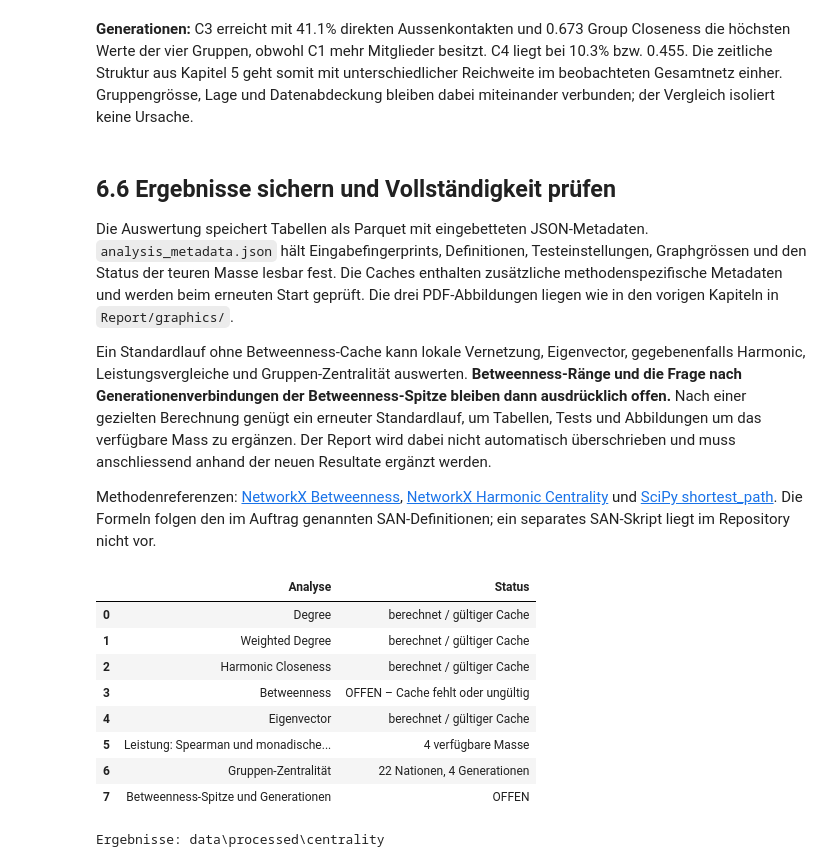
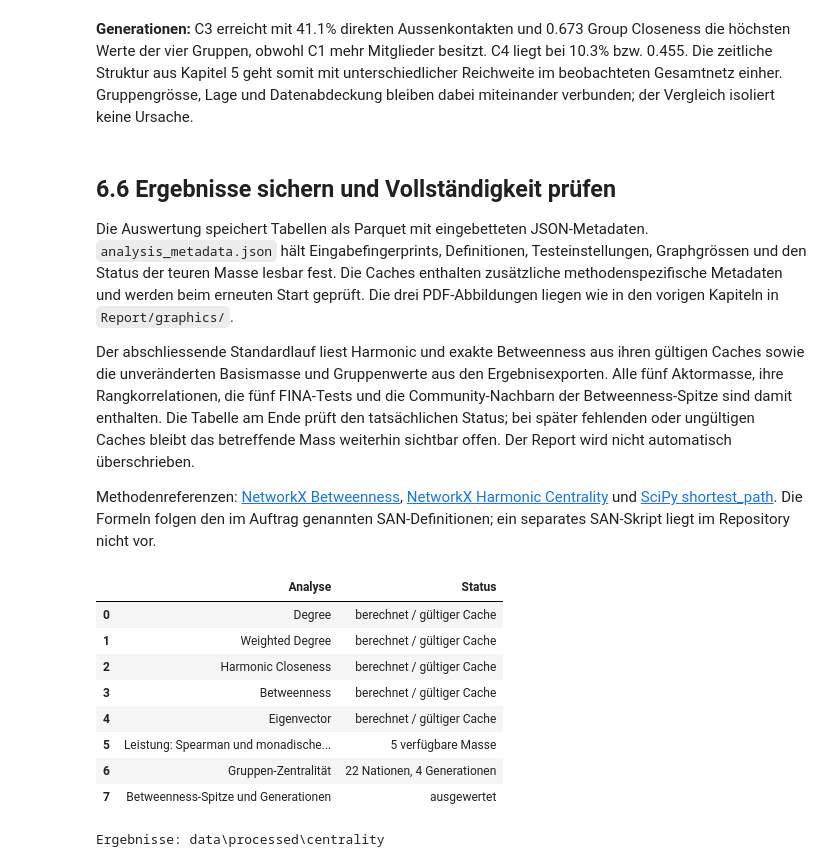
Before and after one commit to damiansze/Athletes-Network, a Jupyter notebook: Notebooks/05_zentralitaet.ipynb, the cells around one changed output. Drawn from its saved outputs; the diff is of its cells as text; code cells hidden in the pictures.

```diff
--- a/Notebooks/05_zentralitaet.ipynb
+++ b/Notebooks/05_zentralitaet.ipynb
@@ -538,19 +662,33 @@ werden auf diesem ungerichteten Netzwerk nicht zusätzlich verwendet.
 nation_sizes = actors['athlete_nation'].value_counts()
 profile_nations = nation_sizes[nation_sizes.ge(200)].sort_index()
 print(f'{len(profile_nations)} Profilnationen mit mindestens 200 Athleten (alle Knoten).')
-group_rows = []
-for nation in profile_nations.index:
-    members = actors.index[actors['athlete_nation'].eq(nation)]
-    group_rows.append({'group': nation, 'type': 'Profilnation',
-                       'gc_members': int(actors.loc[members, 'in_gc'].sum()),
-                       **group_centrality(G_work, members)})
-if community_sha256 is not None:
-    for label in COMMUNITY_COLORS:
-        members = actors.index[actors['community'].eq(label)]
-        group_rows.append({'group': label, 'type': 'Generation',
+groups, group_status, _ = load_analysis_result(
+    RESULT_DIR / 'group_centralities.parquet', work_metadata,
+    community_sha256=community_sha256,
+    required_columns=['type', 'gc_members', 'size', 'outside', 'reached_direct',
+                      'reached_any', 'group_degree', 'group_closeness'],
+)
+expected_group_names = set(profile_nations.index) | (set(COMMUNITY_COLORS) if community_sha256 else set())
+if groups is not None and set(groups.index) != expected_group_names:
+    groups = None
+    group_status = {'status': 'invalid', 'reason': 'Gruppenauswahl stimmt nicht überein.'}
+groups_reused = groups is not None
+if not groups_reused:
+    group_rows = []
+    for nation in profile_nations.index:
+        members = actors.index[actors['athlete_nation'].eq(nation)]
+        group_rows.append({'group': nation, 'type': 'Profilnation',
                            'gc_members': int(actors.loc[members, 'in_gc'].sum()),
                            **group_centrality(G_work, members)})
-groups = pd.DataFrame(group_rows).set_index('group')
+    if community_sha256 is not None:
+        for label in COMMUNITY_COLORS:
+            members = actors.index[actors['community'].eq(label)]
+            group_rows.append({'group': label, 'type': 'Generation',
+                               'gc_members': int(actors.loc[members, 'in_gc'].sum()),
+                               **group_centrality(G_work, members)})
+    groups = pd.DataFrame(group_rows).set_index('group')
+    group_status = {'status': 'computed', 'reason': 'Kein gültiger Gruppenexport.'}
+print('Gruppen-Zentralität:', group_status)
 assert groups['group_degree'].between(0, 1).all()
 assert groups['group_closeness'].between(groups['group_degree'], 1).all()
 display(groups.sort_values(['type', 'group_degree'], ascending=[True, False]).round(4))
@@ -595,7 +734,8 @@ with plt.rc_context(REPORT_RC):
         ax.tick_params(axis='y', length=0)
         ax.grid(axis='y', visible=False)
     axes.flat[0].legend(frameon=False, loc='lower right', fontsize=7)
-    fig.savefig(REPORT_DIR / '06_zentralitaet_gruppen.pdf', bbox_inches='tight')
+    if not groups_reused or not (REPORT_DIR / '06_zentralitaet_gruppen.pdf').exists():
+        fig.savefig(REPORT_DIR / '06_zentralitaet_gruppen.pdf', bbox_inches='tight')
     plt.show()
 
 best_nation = nation_groups['group_degree'].idxmax()
@@ -633,13 +773,13 @@ Graphgrössen und den Status der teuren Masse lesbar fest. Die Caches enthalten
 zusätzliche methodenspezifische Metadaten und werden beim erneuten Start geprüft.
 Die drei PDF-Abbildungen liegen wie in den vorigen Kapiteln in `Report/graphics/`.
 
-Ein Standardlauf ohne Betweenness-Cache kann lokale Vernetzung, Eigenvector,
-gegebenenfalls Harmonic, Leistungsvergleiche und Gruppen-Zentralität auswerten.
-**Betweenness-Ränge und die Frage nach Generationenverbindungen der Betweenness-Spitze
-bleiben dann ausdrücklich offen.** Nach einer gezielten Berechnung genügt ein
-erneuter Standardlauf, um Tabellen, Tests und Abbildungen um das verfügbare Mass
-zu ergänzen. Der Report wird dabei nicht automatisch überschrieben und muss
-anschliessend anhand der neuen Resultate ergänzt werden.
+Der abschliessende Standardlauf liest Harmonic und exakte Betweenness aus ihren
+gültigen Caches sowie die unveränderten Basismasse und Gruppenwerte aus den
+Ergebnisexporten. Alle fünf Aktormasse, ihre Rangkorrelationen, die fünf
+FINA-Tests und die Community-Nachbarn der Betweenness-Spitze sind damit enthalten.
+Die Tabelle am Ende prüft den tatsächlichen Status; bei später fehlenden oder
+ungültigen Caches bleibt das betreffende Mass weiterhin sichtbar offen.
+Der Report wird nicht automatisch überschrieben.
 
 Methodenreferenzen: [NetworkX Betweenness](https://networkx.org/documentation/stable/reference/algorithms/generated/networkx.algorithms.centrality.betweenness_centrality.html),
 [NetworkX Harmonic Centrality](https://networkx.org/documentation/stable/reference/algorithms/generated/networkx.algorithms.centrality.harmonic_centrality.html)
@@ -652,6 +792,7 @@ analysis_metadata = {
     'giant_component': gc_metadata, 'community_sha256': community_sha256,
     'clean_data_sha256': digest(clean_path), 'graph_summary': graph_summary,
     'available_metrics': available_metrics, 'expensive_status': cache_status,
+    'base_measures_status': base_status, 'group_measures_status': group_status,
     'normalizations': {'degree_centrality': 'degree/(N_all-1)',
                        'weighted_degree': 'sum of retained edge weights; no normalization',
                        'harmonic': 'sum(1/d)/(n_gc-1); unweighted',
@@ -672,39 +813,38 @@ def save_result(frame, filename):
     table = pa.Table.from_pandas(frame, preserve_index=True)
     metadata = dict(table.schema.metadata or {})
     metadata[b'athletes_network_analysis'] = json.dumps(analysis_metadata, ensure_ascii=False).encode('utf-8')
     pq.write_table(table.replace_schema_metadata(metadata), RESULT_DIR / filename)
 
 save_result(actors, 'actor_centralities.parquet')
 save_result(rank_correlations, 'rank_correlations.parquet')
 save_result(performance_tests, 'performance_tests.parquet')
 save_result(groups, 'group_centralities.parquet')
 save_result(examples, 'example_athletes.parquet')
 if not neighbor_profiles.empty:
-    # Gemischte Zeilen aus der Profilfunktion wieder typisieren für Parquet.
-    for column in neighbor_profiles.columns.difference(['athlete_name', 'community']):
-        neighbor_profiles[column] = neighbor_profiles[column].astype('int64')
     save_result(neighbor_profiles, 'neighbor_communities.parquet')
+if not betweenness_top.empty:
+    save_result(betweenness_top, 'betweenness_bridges.parquet')
 (RESULT_DIR / 'analysis_metadata.json').write_text(
     json.dumps(analysis_metadata, ensure_ascii=False, indent=2), encoding='utf-8'
 )
 completed = pd.DataFrame([
     {'Analyse': LABELS[m], 'Status': 'berechnet / gültiger Cache' if m in available_metrics
       else 'OFFEN – Cache fehlt oder ungültig'} for m in metric_order
 ] + [
     {'Analyse': 'Leistung: Spearman und monadische Permutationen', 'Status': f'{len(available_metrics)} verfügbare Masse'},
     {'Analyse': 'Gruppen-Zentralität', 'Status': f'{len(profile_nations)} Nationen, {len(generation_groups)} Generationen'},
     {'Analyse': 'Betweenness-Spitze und Generationen', 'Status': 'ausgewertet' if 'betweenness' in available_metrics else 'OFFEN'},
 ])
 display(completed)
 print('Ergebnisse:', RESULT_DIR.relative_to(PROJECT_ROOT))
 # %% [output]
 |  | Analyse | Status |
 | 0 | Degree | berechnet / gültiger Cache |
 | 1 | Weighted Degree | berechnet / gültiger Cache |
 | 2 | Harmonic Closeness | berechnet / gültiger Cache |
-| 3 | Betweenness | OFFEN – Cache fehlt oder ungültig |
+| 3 | Betweenness | berechnet / gültiger Cache |
 | 4 | Eigenvector | berechnet / gültiger Cache |
-| 5 | Leistung: Spearman und monadische... | 4 verfügbare Masse |
+| 5 | Leistung: Spearman und monadische... | 5 verfügbare Masse |
 | 6 | Gruppen-Zentralität | 22 Nationen, 4 Generationen |
-| 7 | Betweenness-Spitze und Generationen | OFFEN |
+| 7 | Betweenness-Spitze und Generationen | ausgewertet |
 Ergebnisse: data\processed\centrality
```
Also changed, not shown: parts of 9 cells of this notebook, 19 other files.
